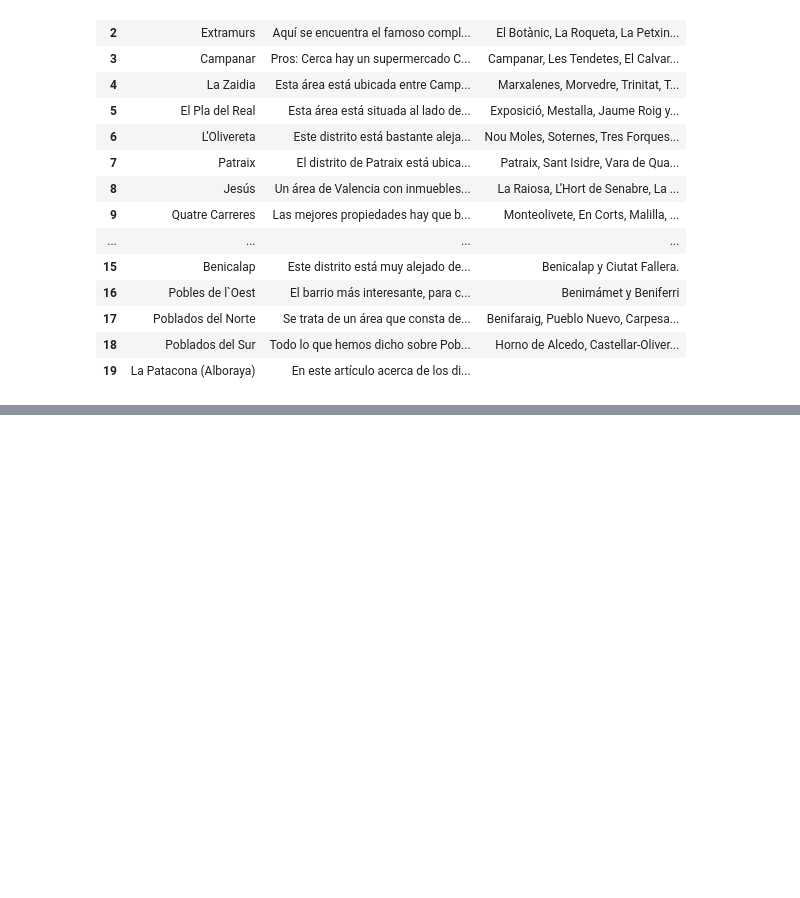
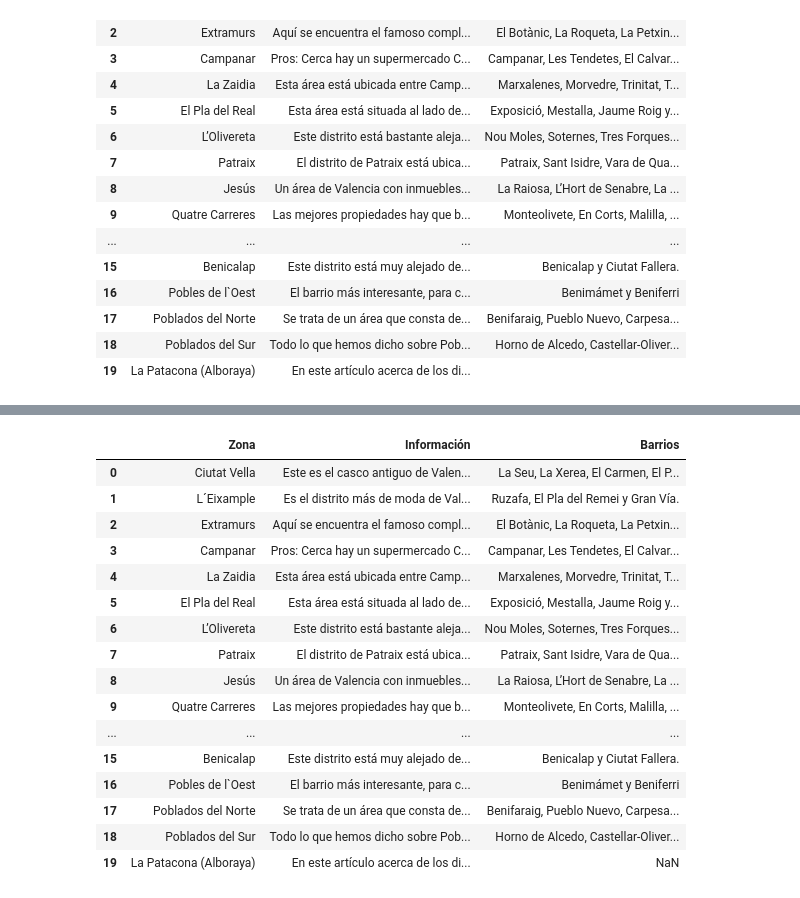
Before and after one commit to esedesam/mcd-nlp-proyecto, a Jupyter notebook: Info_Distritos.ipynb, the cells around one changed output, grey strips where cells are left out. Drawn from its saved outputs; the diff is of its cells as text; code cells hidden in the pictures; blank space fills up the shorter version.

Commit message:
Reestructuración para merging

```diff
--- a/Info_Distritos.ipynb
+++ b/Info_Distritos.ipynb
@@ -235,0 +293,23 @@ See the caveats in the documentation: https://pandas.pydata.org/pandas-docs/stab
+# %%
+# Cargamos el csv actualizado
+df2 = pd.read_csv('./data/Info_Distritos_Actualizado.csv')
+# %%
+df2
+# %% [output]
+|  | Zona | Información | Barrios |
+| 0 | Ciutat Vella | Este es el casco antiguo de Valen... | La Seu, La Xerea, El Carmen, El P... |
+| 1 | L´Eixample | Es el distrito más de moda de Val... | Ruzafa, El Pla del Remei y Gran Vía. |
+| 2 | Extramurs | Aquí se encuentra el famoso compl... | El Botànic, La Roqueta, La Petxin... |
+| 3 | Campanar | Pros: Cerca hay un supermercado C... | Campanar, Les Tendetes, El Calvar... |
+| 4 | La Zaidia | Esta área está ubicada entre Camp... | Marxalenes, Morvedre, Trinitat, T... |
+| 5 | El Pla del Real | Esta área está situada al lado de... | Exposició, Mestalla, Jaume Roig y... |
+| 6 | L’Olivereta | Este distrito está bastante aleja... | Nou Moles, Soternes, Tres Forques... |
+| 7 | Patraix | El distrito de Patraix está ubica... | Patraix, Sant Isidre, Vara de Qua... |
+| 8 | Jesús | Un área de Valencia con inmuebles... | La Raiosa, L’Hort de Senabre, La ... |
+| 9 | Quatre Carreres | Las mejores propiedades hay que b... | Monteolivete, En Corts, Malilla, ... |
+| ... | ... | ... | ... |
+| 15 | Benicalap | Este distrito está muy alejado de... | Benicalap y Ciutat Fallera. |
+| 16 | Pobles de l`Oest | El barrio más interesante, para c... | Benimámet y Beniferri |
+| 17 | Poblados del Norte | Se trata de un área que consta de... | Benifaraig, Pueblo Nuevo, Carpesa... |
+| 18 | Poblados del Sur | Todo lo que hemos dicho sobre Pob... | Horno de Alcedo, Castellar-Oliver... |
+| 19 | La Patacona (Alboraya) | En este artículo acerca de los di... | NaN |
```
Also changed, not shown: parts of 36 cells of this notebook, 4 other files.
